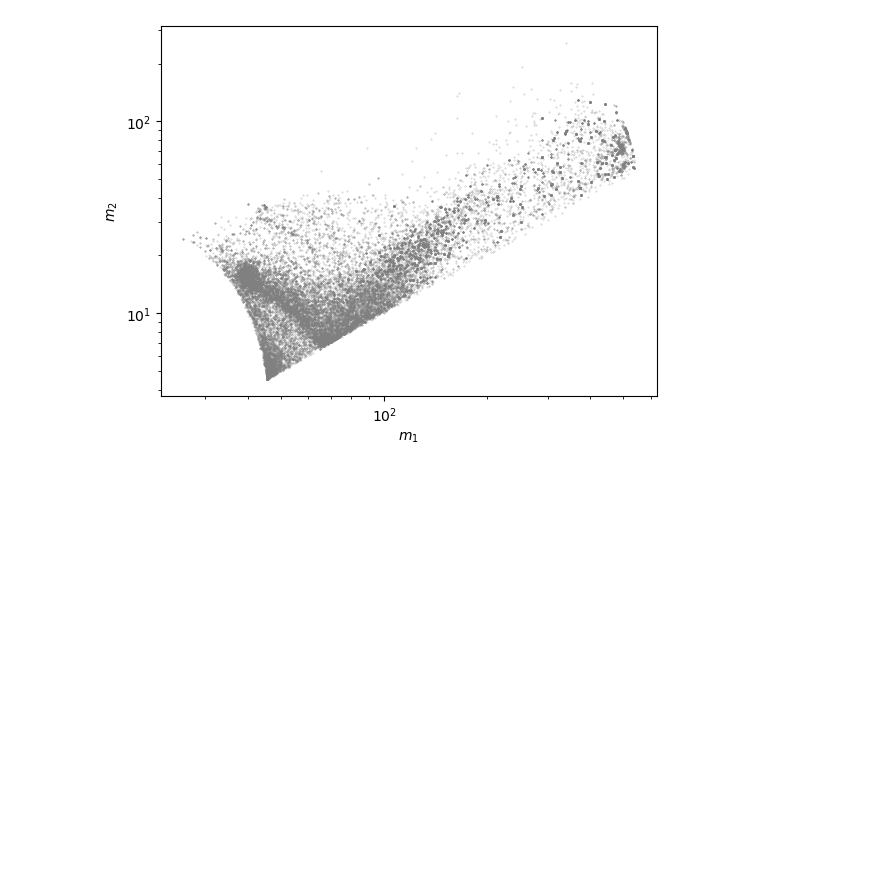
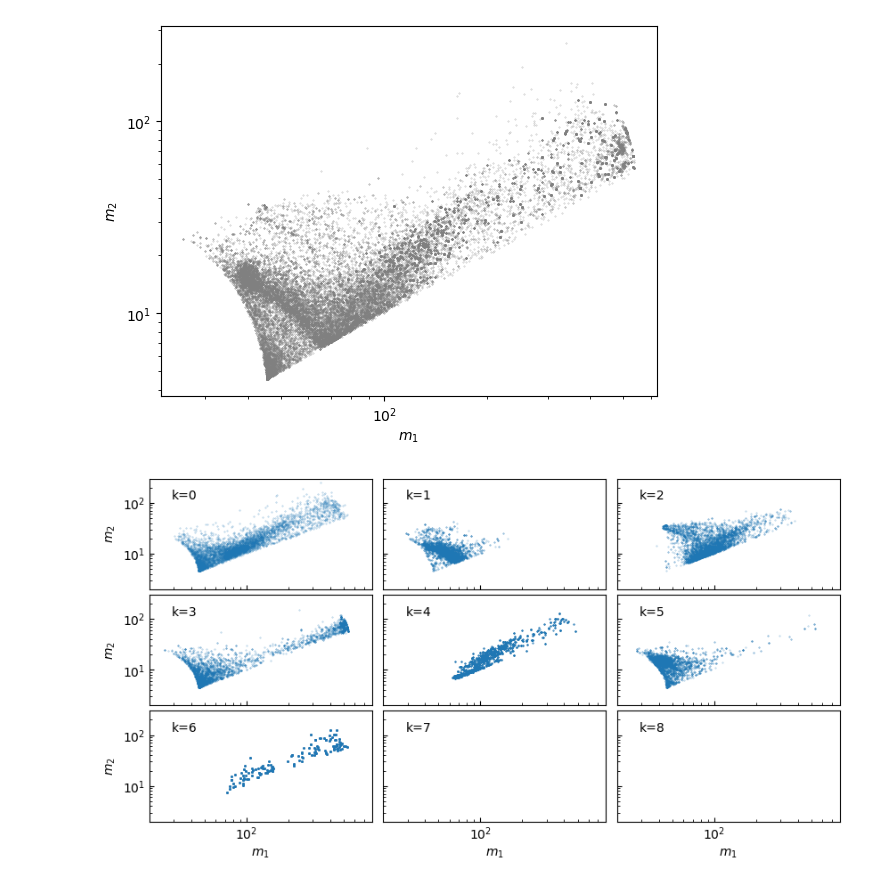
Before and after one commit to Lolle2001/ml-gw-project, a Jupyter notebook: main/investigation_of_data.ipynb, the cells around one changed output. Drawn from its saved outputs; the diff is of its cells as text; code cells hidden in the pictures; blank space fills up the shorter version.

Commit message:
Added some plots as function of class

```diff
--- a/main/investigation_of_data.ipynb
+++ b/main/investigation_of_data.ipynb
@@ -53,3 +53,30 @@ ax[0,0].loglog()
 # %% [output]
 []
 [figure]
+# %%
+
+nx = 3
+ny = 3
+fig,ax =plt.subplots(ny, nx,squeeze=False, figsize = (10, 5), sharex=True, sharey=True)
+
+slices = np.array([[0, 1, 2],[3,4,5],[6,7,8]])
+
+for ix in range(nx):
+    for iy in range(ny):
+
+        mask = mockdata[:,6] == slices[iy,ix]
+        ax[iy,ix].scatter(mockdata[:,2][mask], mockdata[:,3][mask], s = 0.1, alpha = 0.5, color = 'tab:blue')
+        if (iy == ny-1):
+            ax[iy,ix].set_xlabel(r"$m_{1}$")
+        if (ix == 0):
+            ax[iy,ix].set_ylabel(r"$m_{2}$")
+        ax[iy,ix].loglog()
+        ax[iy,ix].set_xlim([20, 800])
+        ax[iy,ix].set_ylim([2, 300])
+        ax[iy,ix].tick_params(axis="y",direction="in",which="both")
+        ax[iy,ix].tick_params(axis="x",direction="in",which="both")
+        ax[iy,ix].text(0.1,0.9, f"k={slices[iy,ix]}", transform=ax[iy,ix].transAxes, va= "top", ha ="left")
+
+fig.subplots_adjust(hspace = 0.05, wspace=0.05)
+# %% [output]
+[figure, added]
```
Also changed, not shown: parts of 2 cells of this notebook.
